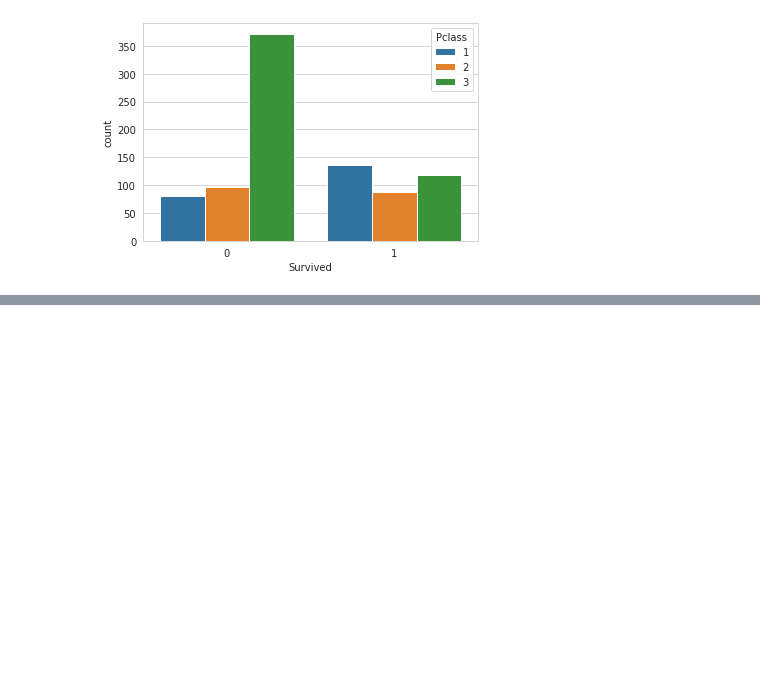
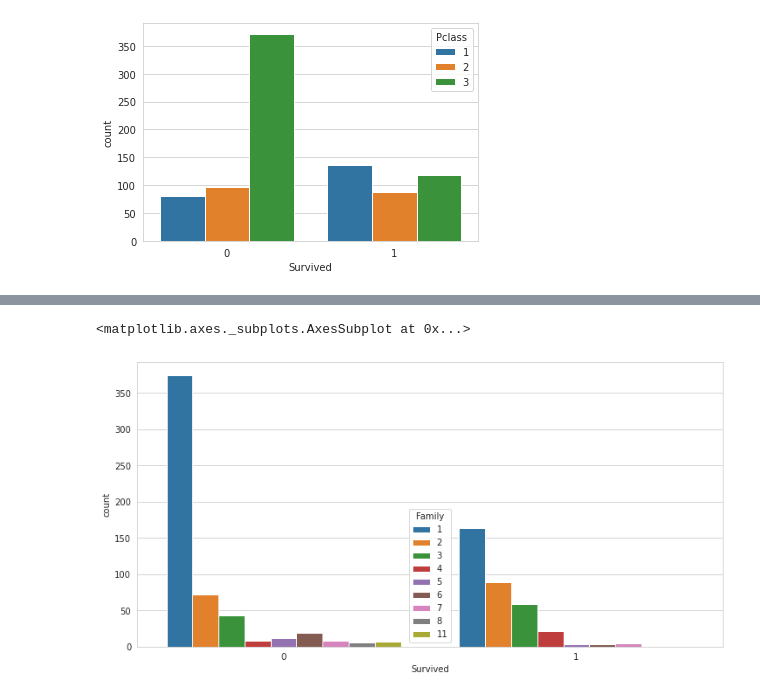
Before and after one commit to nikhil-katte/INT247-CA1, a Jupyter notebook: INT247.ipynb, the cells around one changed output, grey strips where cells are left out. Drawn from its saved outputs; the diff is of its cells as text; code cells hidden in the pictures; blank space fills up the shorter version.

```diff
--- a/INT247.ipynb
+++ b/INT247.ipynb
@@ -153,0 +241,3 @@ sns.countplot(x = "Survived", hue = "Pclass", data = train)
+# %%
+train["Sex"] = one_hot["female"]
+train.head()
@@ -153,0 +271,7 @@ sns.countplot(x = "Survived", hue = "Pclass", data = train)
+# %%
+from sklearn.preprocessing import LabelEncoder
+labelencoder = LabelEncoder()
+
+train['Embarked'] = labelencoder.fit_transform(train['Embarked'])
+test['Embarked']=labelencoder.fit_transform(test['Embarked'])
+train.head()
@@ -153,0 +285,4 @@ sns.countplot(x = "Survived", hue = "Pclass", data = train)
+# %%
+train.drop(columns = "Ticket", inplace = True)
+test.drop(columns = "Ticket", inplace = True)
+train.head()
@@ -153,0 +296,8 @@ sns.countplot(x = "Survived", hue = "Pclass", data = train)
+# %%
+train["Family"] = train["SibSp"] + train["Parch"] + 1
+test["Family"] = test["SibSp"] + test["Parch"] + 1
+
+for data in combined_data:
+    data.drop(columns = ["SibSp","Parch"],inplace =True)
+
+train.head()
@@ -153,0 +311,7 @@ sns.countplot(x = "Survived", hue = "Pclass", data = train)
+# %%
+plt.figure(figsize = (12,6))
+sns.set_style("whitegrid")
+sns.countplot(x = "Survived", hue = "Family", data = train)
+# %% [output]
+<matplotlib.axes._subplots.AxesSubplot at 0x...>
+[figure, added]
```
Also changed, not shown: parts of 48 cells of this notebook.
